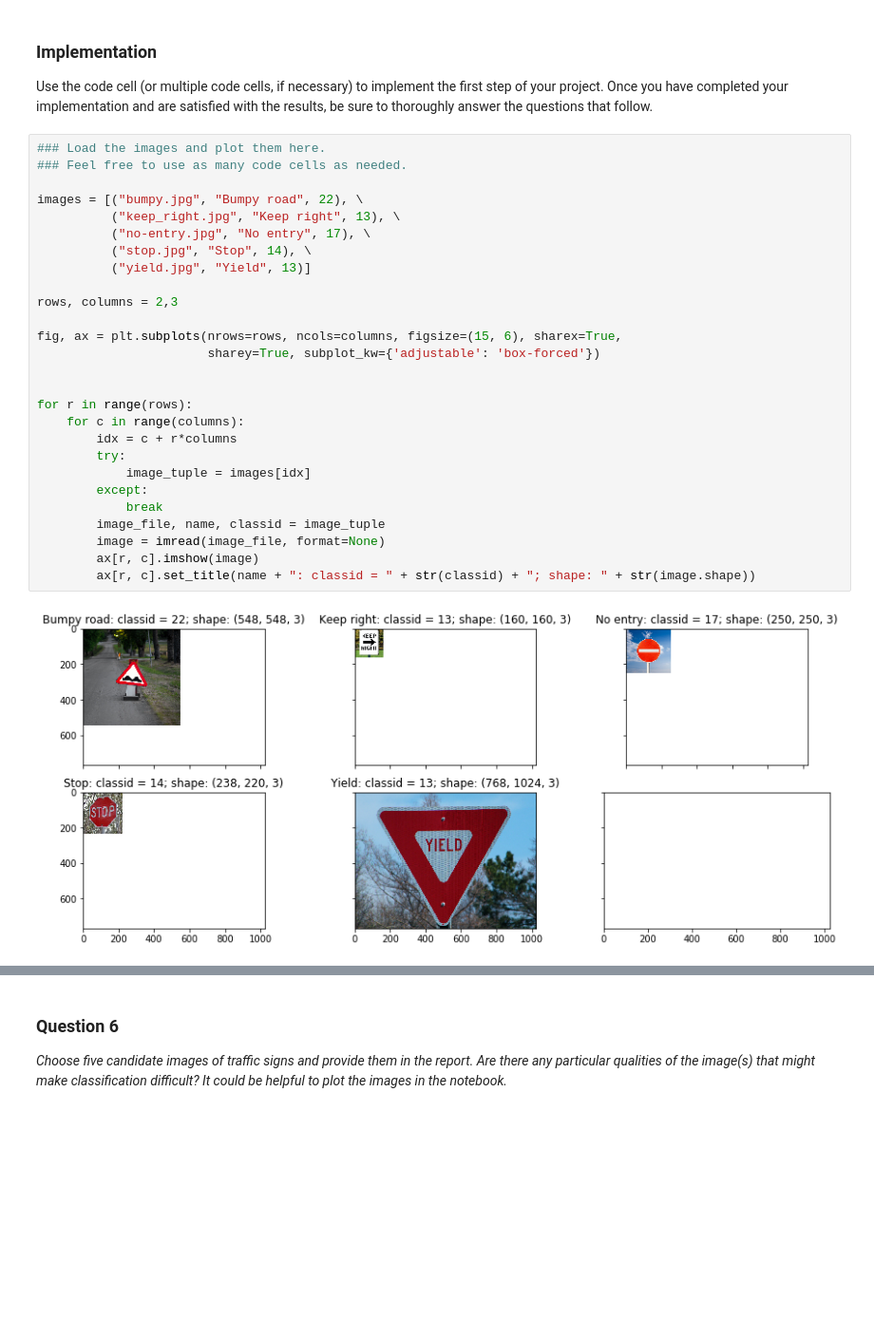
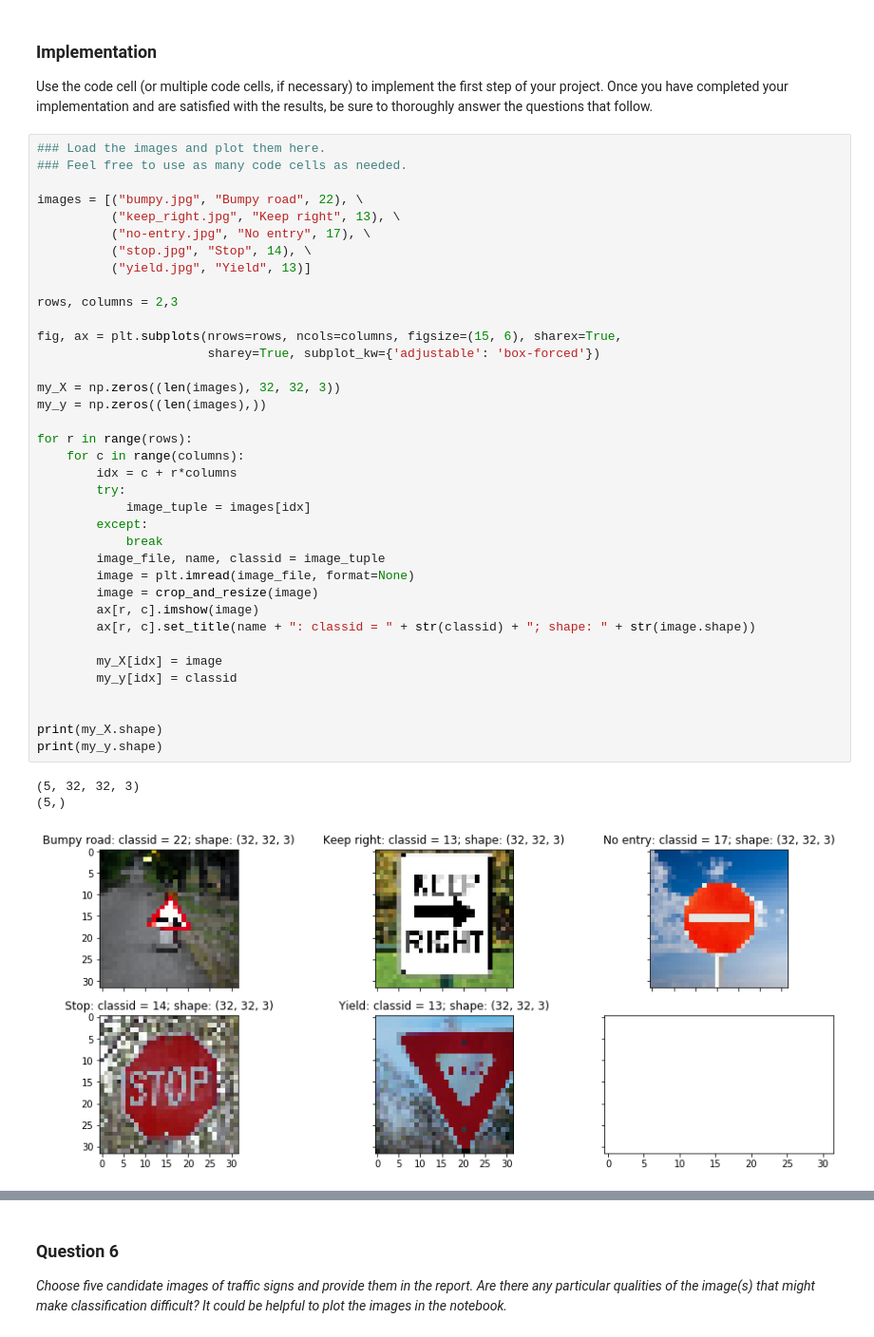
Before and after one commit to gavinong10/CarND-P2-Traffic-Sign-Classification-TensorFlow, a Jupyter notebook: Traffic_Sign_Classifier.ipynb, the cells around one changed output, grey strips where cells are left out. Shown at 95% size. Drawn from its saved outputs; the diff is of its cells as text; blank space fills up the shorter version.

```diff
--- a/Traffic_Sign_Classifier.ipynb
+++ b/Traffic_Sign_Classifier.ipynb
@@ -850,29 +851,41 @@ Use the code cell (or multiple code cells, if necessary) to implement the first
 # %%
 ### Load the images and plot them here.
 ### Feel free to use as many code cells as needed.
 
 images = [("bumpy.jpg", "Bumpy road", 22), \
           ("keep_right.jpg", "Keep right", 13), \
           ("no-entry.jpg", "No entry", 17), \
           ("stop.jpg", "Stop", 14), \
           ("yield.jpg", "Yield", 13)]
 
 rows, columns = 2,3
 
 fig, ax = plt.subplots(nrows=rows, ncols=columns, figsize=(15, 6), sharex=True,
                        sharey=True, subplot_kw={'adjustable': 'box-forced'})
 
+my_X = np.zeros((len(images), 32, 32, 3))
+my_y = np.zeros((len(images),))
 
 for r in range(rows):
     for c in range(columns):
         idx = c + r*columns
         try:
             image_tuple = images[idx]
         except:
             break
         image_file, name, classid = image_tuple
-        image = imread(image_file, format=None)
+        image = plt.imread(image_file, format=None)
+        image = crop_and_resize(image)
         ax[r, c].imshow(image)
         ax[r, c].set_title(name + ": classid = " + str(classid) + "; shape: " + str(image.shape))
+
+        my_X[idx] = image
+        my_y[idx] = classid
+
+
+print(my_X.shape)
+print(my_y.shape)
 # %% [output]
+(5, 32, 32, 3)
+(5,)
-[figure, old version]
+[figure, new version]
```
Also changed, not shown: parts of 7 cells of this notebook.
